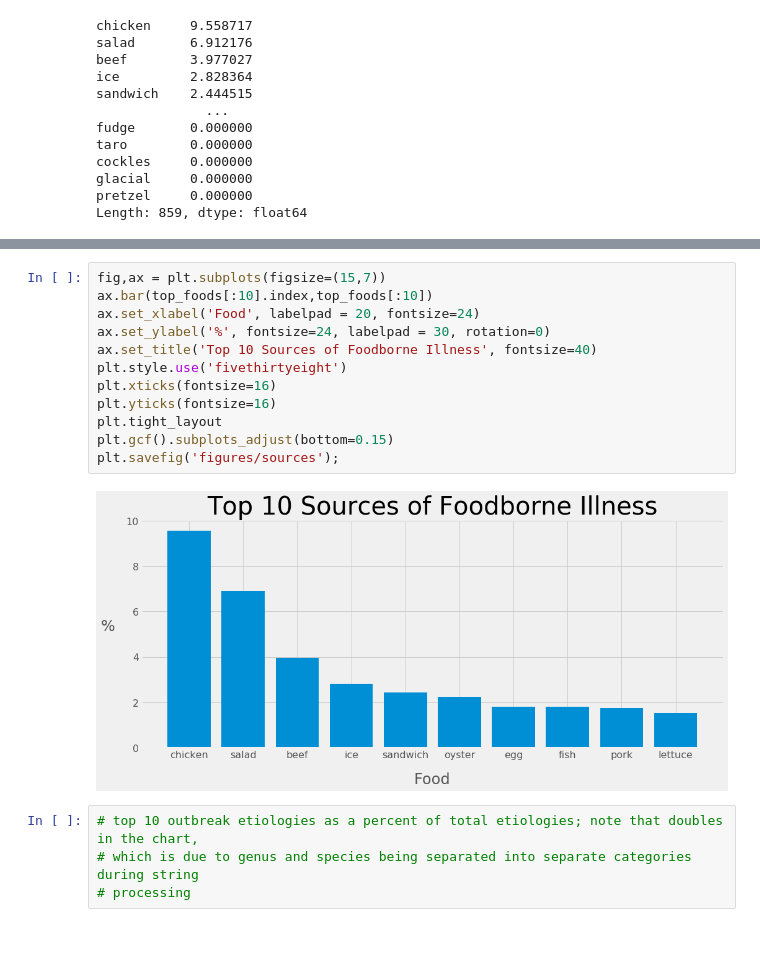
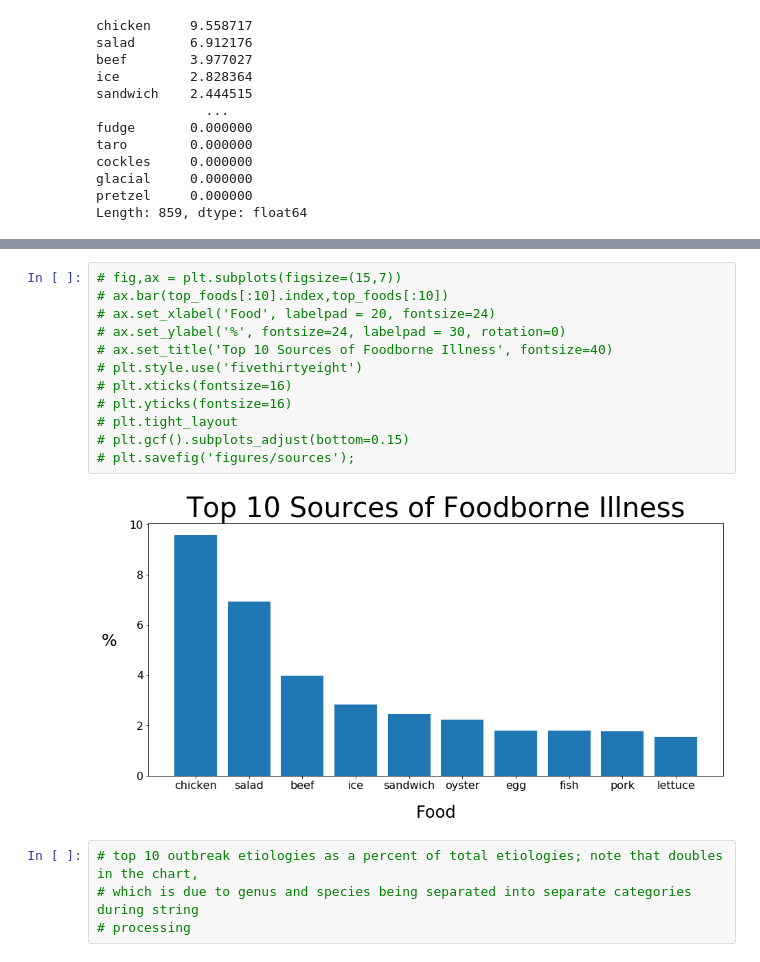
Before and after one commit to heathcliffs34/capstone_1, a Jupyter notebook: capstone1_pareto.ipynb, the cells around one changed output, grey strips where cells are left out. Saved outputs shown, nothing was run; the diff lists cells and outputs as text.

Commit message:
updating images

```diff
--- a/capstone1_pareto.ipynb
+++ b/capstone1_pareto.ipynb
@@ -55,17 +86,17 @@ Length: 859, dtype: float64
 # %%
-fig,ax = plt.subplots(figsize=(15,7))
-ax.bar(top_foods[:10].index,top_foods[:10])
-ax.set_xlabel('Food', labelpad = 20, fontsize=24)
-ax.set_ylabel('%', fontsize=24, labelpad = 30, rotation=0)
-ax.set_title('Top 10 Sources of Foodborne Illness', fontsize=40)
-plt.style.use('fivethirtyeight')
-plt.xticks(fontsize=16)
-plt.yticks(fontsize=16)
-plt.tight_layout
-plt.gcf().subplots_adjust(bottom=0.15)
-plt.savefig('figures/sources');
+# fig,ax = plt.subplots(figsize=(15,7))
+# ax.bar(top_foods[:10].index,top_foods[:10])
+# ax.set_xlabel('Food', labelpad = 20, fontsize=24)
+# ax.set_ylabel('%', fontsize=24, labelpad = 30, rotation=0)
+# ax.set_title('Top 10 Sources of Foodborne Illness', fontsize=40)
+# plt.style.use('fivethirtyeight')
+# plt.xticks(fontsize=16)
+# plt.yticks(fontsize=16)
+# plt.tight_layout
+# plt.gcf().subplots_adjust(bottom=0.15)
+# plt.savefig('figures/sources');
 # %% [output]
-[figure, old version]
+[figure, new version]
 # %%
 # top 10 outbreak etiologies as a percent of total etiologies; note that doubles in the chart,
 # which is due to genus and species being separated into separate categories during string
```
Also changed, not shown: parts of 1 cell of this notebook, 1 other file.
